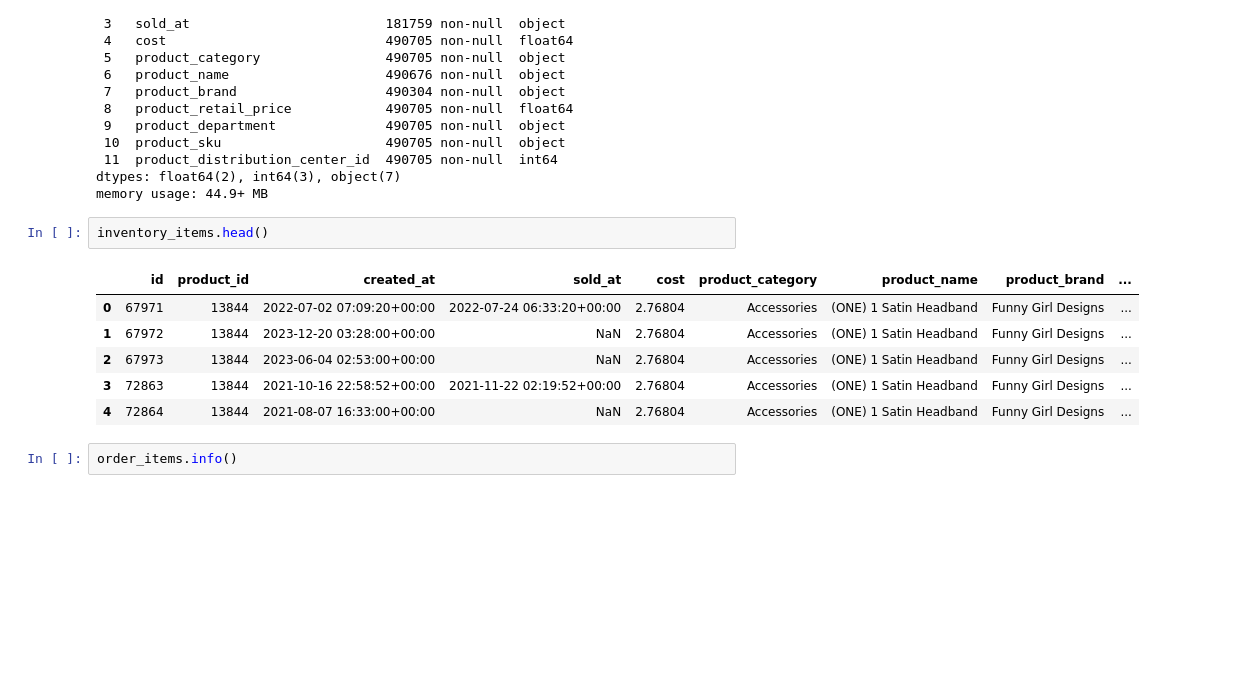
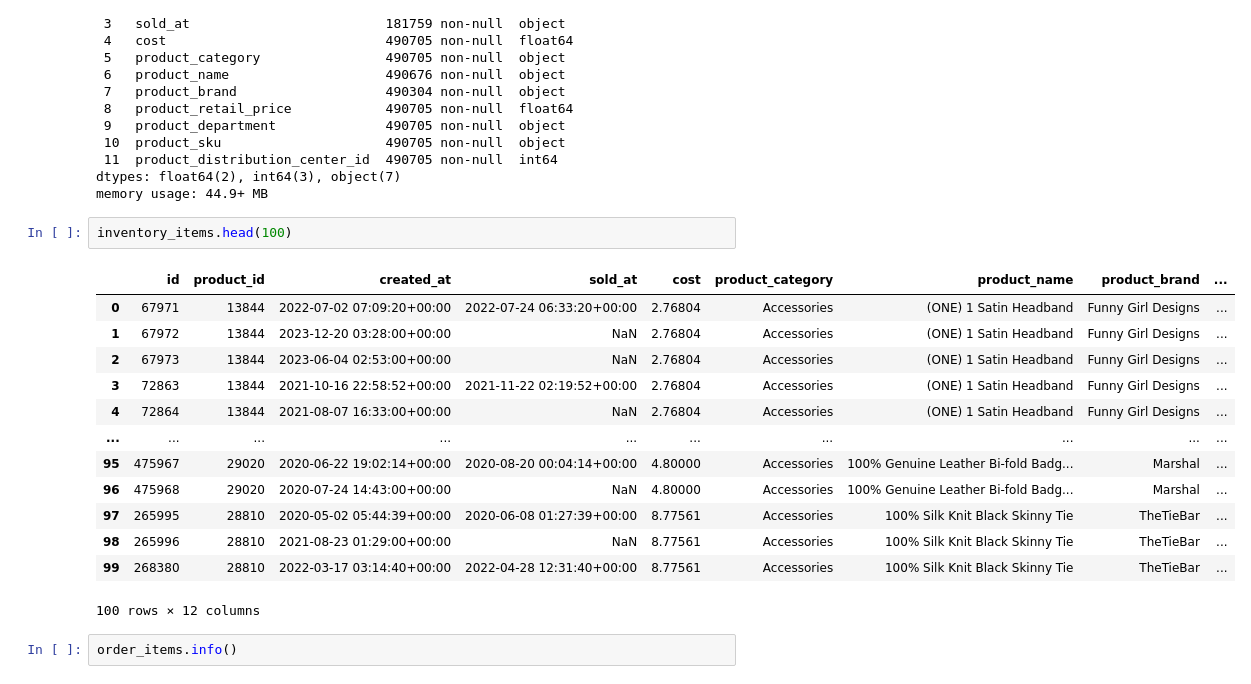
Before and after one commit to cygV404/Banly-Projekt, a Jupyter notebook: LookerEC.ipynb, the cells around one changed output. Saved outputs shown, nothing was run; the diff lists cells and outputs as text; blank space fills up the shorter version.

```diff
--- a/LookerEC.ipynb
+++ b/LookerEC.ipynb
@@ -122,14 +147,21 @@ Data columns (total 12 columns):
 dtypes: float64(2), int64(3), object(7)
 memory usage: 44.9+ MB
 # %%
-inventory_items.head()
+inventory_items.head(100)
 # %% [output]
 |  | id | product_id | created_at | sold_at | cost | product_category | product_name | product_brand | ... |
 | 0 | 67971 | 13844 | 2022-07-02 07:09:20+00:00 | 2022-07-24 06:33:20+00:00 | 2.76804 | Accessories | (ONE) 1 Satin Headband | Funny Girl Designs | ... |
 | 1 | 67972 | 13844 | 2023-12-20 03:28:00+00:00 | NaN | 2.76804 | Accessories | (ONE) 1 Satin Headband | Funny Girl Designs | ... |
 | 2 | 67973 | 13844 | 2023-06-04 02:53:00+00:00 | NaN | 2.76804 | Accessories | (ONE) 1 Satin Headband | Funny Girl Designs | ... |
 | 3 | 72863 | 13844 | 2021-10-16 22:58:52+00:00 | 2021-11-22 02:19:52+00:00 | 2.76804 | Accessories | (ONE) 1 Satin Headband | Funny Girl Designs | ... |
 | 4 | 72864 | 13844 | 2021-08-07 16:33:00+00:00 | NaN | 2.76804 | Accessories | (ONE) 1 Satin Headband | Funny Girl Designs | ... |
+| ... | ... | ... | ... | ... | ... | ... | ... | ... | ... |
+| 95 | 475967 | 29020 | 2020-06-22 19:02:14+00:00 | 2020-08-20 00:04:14+00:00 | 4.80000 | Accessories | 100% Genuine Leather Bi-fold Badg... | Marshal | ... |
+| 96 | 475968 | 29020 | 2020-07-24 14:43:00+00:00 | NaN | 4.80000 | Accessories | 100% Genuine Leather Bi-fold Badg... | Marshal | ... |
+| 97 | 265995 | 28810 | 2020-05-02 05:44:39+00:00 | 2020-06-08 01:27:39+00:00 | 8.77561 | Accessories | 100% Silk Knit Black Skinny Tie | TheTieBar | ... |
+| 98 | 265996 | 28810 | 2021-08-23 01:29:00+00:00 | NaN | 8.77561 | Accessories | 100% Silk Knit Black Skinny Tie | TheTieBar | ... |
+| 99 | 268380 | 28810 | 2022-03-17 03:14:40+00:00 | 2022-04-28 12:31:40+00:00 | 8.77561 | Accessories | 100% Silk Knit Black Skinny Tie | TheTieBar | ... |
+100 rows × 12 columns
 # %%
 order_items.info()
 # %% [output]
```
Also changed, not shown: parts of 4 cells of this notebook.
